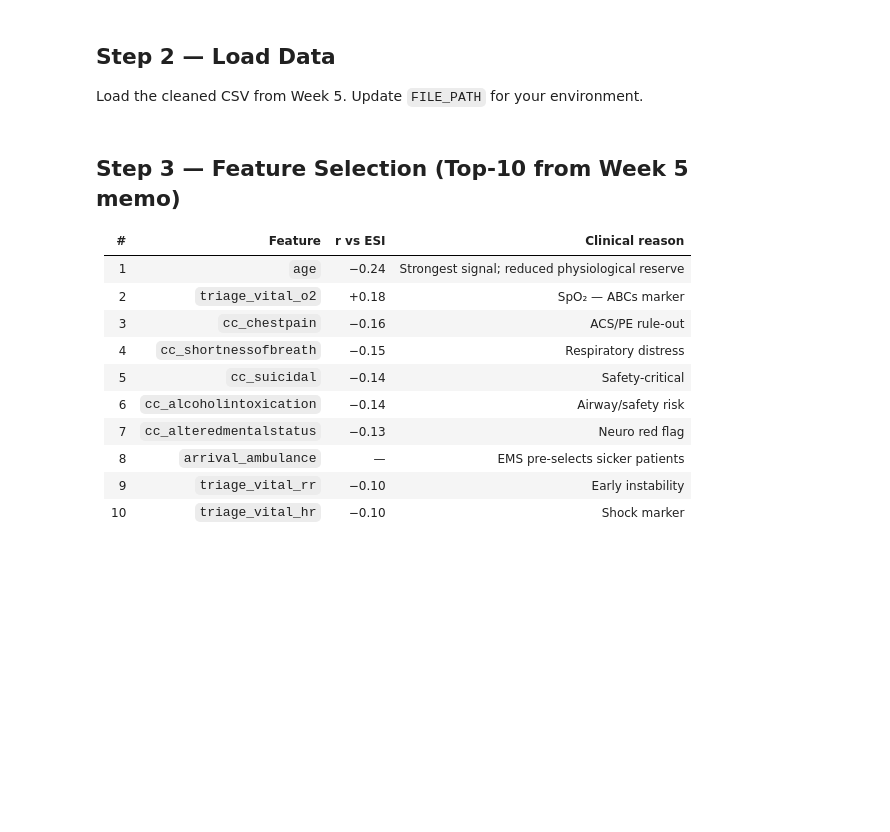
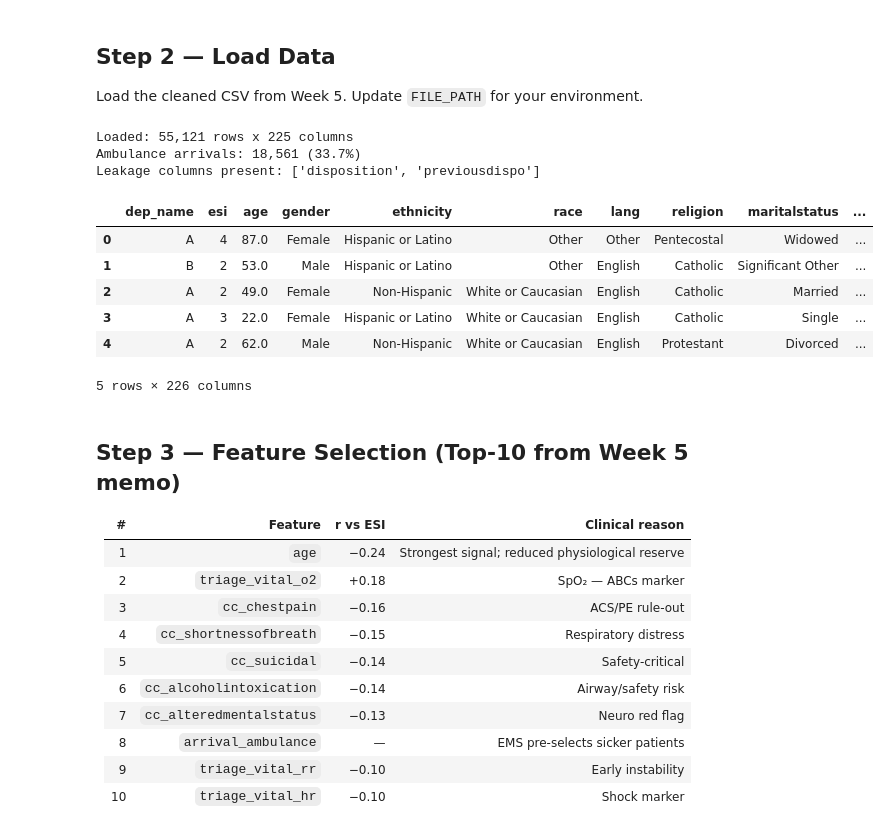
Before and after one commit to j0hnc0d3s/carisurg, a Jupyter notebook: notebooks/week-06/week6_baseline_models.ipynb, the cells around one changed output. Drawn from its saved outputs; the diff is of its cells as text; code cells hidden in the pictures; blank space fills up the shorter version.

Commit message:
Added new content for week-06

```diff
--- a/notebooks/week-06/week6_baseline_models.ipynb
+++ b/notebooks/week-06/week6_baseline_models.ipynb
@@ -41,17 +41,30 @@ KeyboardInterrupt:
 
 Load the cleaned CSV from Week 5. Update `FILE_PATH` for your environment.
 # %%
-FILE_PATH = '/Users/josiah-john-green/Mobile-Apps/carisurg/datasets/triage_cleaned_v1.csv'
-FIGS_PATH = '/Users/josiah-john-green/Mobile-Apps/carisurg/figs/week-06'
+from pathlib import Path
+
+FILE_PATH = Path("/Users/josiah-john-green/Mobile-Apps/carisurg/datasets/triage_cleaned_v1.csv")
+FIGS_PATH = Path("/Users/josiah-john-green/Mobile-Apps/carisurg/figs/week-06")
 
 df = pd.read_csv(FILE_PATH)
 print(f'Loaded: {df.shape[0]:,} rows x {df.shape[1]} columns')
 
 # Encode ambulance arrival — note: 'ambulance' is lowercase in this dataset
 df['arrival_ambulance'] = (df['arrivalmode'] == 'ambulance').astype(int)
 print(f"Ambulance arrivals: {df['arrival_ambulance'].sum():,} ({df['arrival_ambulance'].mean()*100:.1f}%)")
 print(f"Leakage columns present: {[c for c in ['disposition','previousdispo'] if c in df.columns]}")
 df.head()
+# %% [output]
+Loaded: 55,121 rows x 225 columns
+Ambulance arrivals: 18,561 (33.7%)
+Leakage columns present: ['disposition', 'previousdispo']
+|  | dep_name | esi | age | gender | ethnicity | race | lang | religion | maritalstatus | ... |
+| 0 | A | 4 | 87.0 | Female | Hispanic or Latino | Other | Other | Pentecostal | Widowed | ... |
+| 1 | B | 2 | 53.0 | Male | Hispanic or Latino | Other | English | Catholic | Significant Other | ... |
+| 2 | A | 2 | 49.0 | Female | Non-Hispanic | White or Caucasian | English | Catholic | Married | ... |
+| 3 | A | 3 | 22.0 | Female | Hispanic or Latino | White or Caucasian | English | Catholic | Single | ... |
+| 4 | A | 2 | 62.0 | Male | Non-Hispanic | White or Caucasian | English | Protestant | Divorced | ... |
+5 rows × 226 columns
 # %% [markdown]
 ## Step 3 — Feature Selection (Top-10 from Week 5 memo)
 
```
Also changed, not shown: parts of 11 cells of this notebook, 15 other files.
